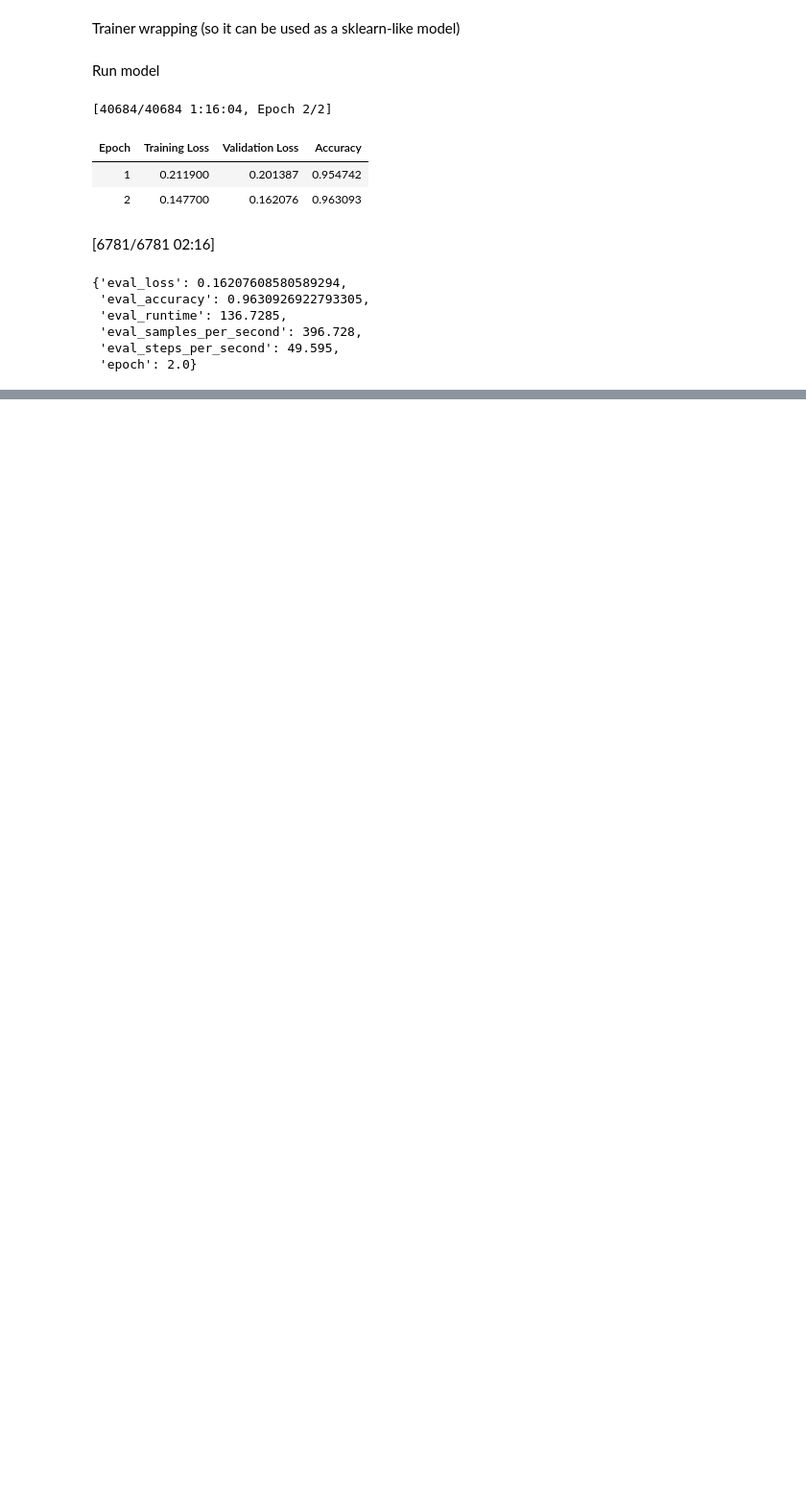
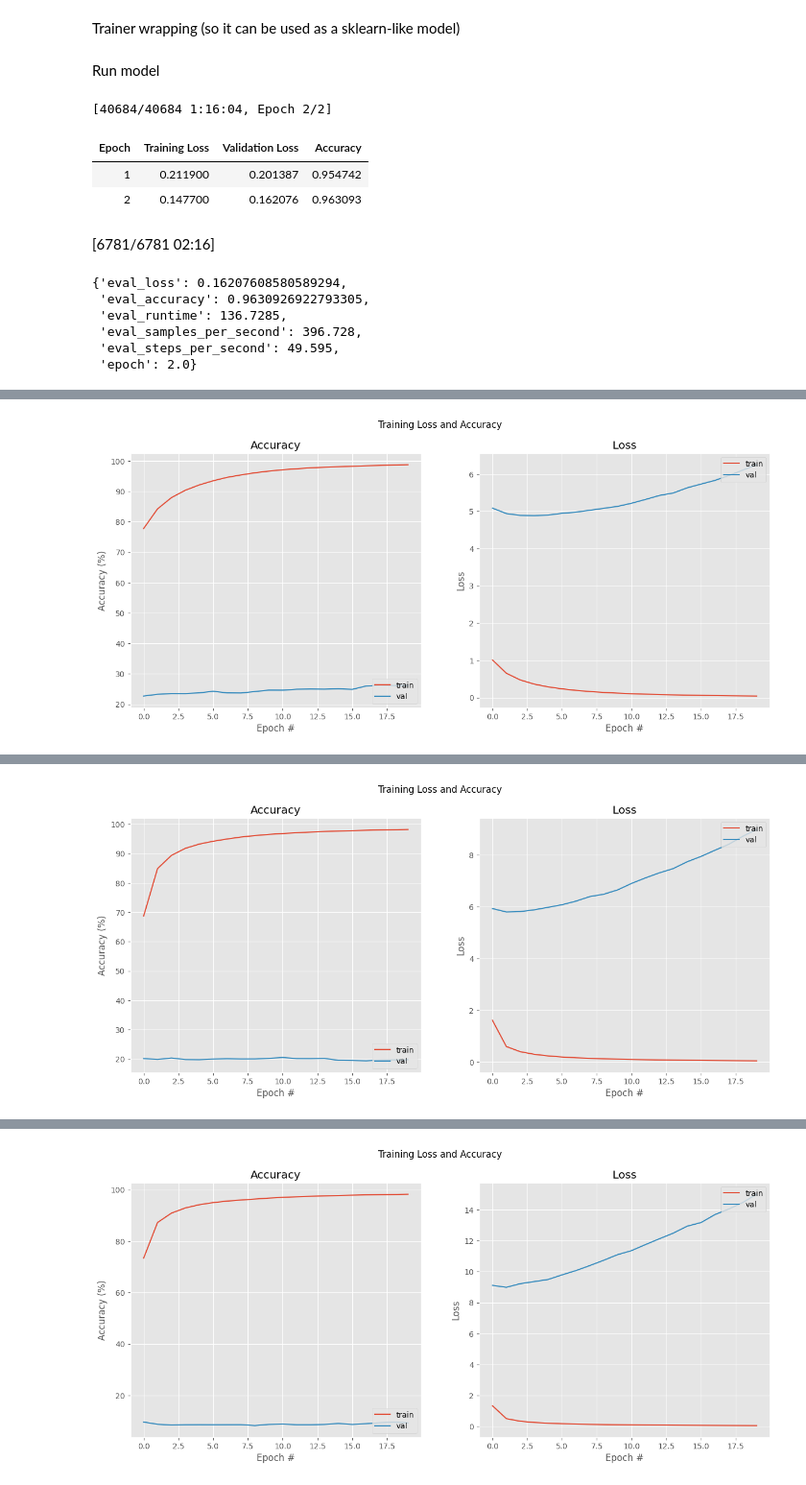
Before and after one commit to Kytusla908/MBD_NN, a Jupyter notebook: bin/Delivery.ipynb, the cells around one changed output, grey strips where cells are left out. Shown: that part at 96% size. Saved outputs shown, nothing was run; the diff lists cells and outputs as text; code cells hidden in the pictures; blank space fills up the shorter version.

```diff
--- a/bin/Delivery.ipynb
+++ b/bin/Delivery.ipynb
@@ -330,0 +470,28 @@ trainer.evaluate()
+# %%
+year_num = 2014
+val_acc_history = {}
+
+while year_num <= 2020:
+
+    X = vectorizer.fit_transform([text for text, y in zip(preprocessed_texts, year) if y < year_num]).toarray()
+    y = np.array([text for text, y in zip(labels, year) if y < year_num])
+    print(f'Length Traing data: {len(y)}')
+    train_dataset = DataLoader(TextDataset(X, y), batch_size=32, shuffle=True)
+
+    X = vectorizer.fit_transform([text for text, y in zip(preprocessed_texts, year) if y == year_num]).toarray()
+    y = np.array([text for text, y in zip(labels, year) if y == year_num])
+    print(f'Length Test data: {len(y)}')
+    test_dataset = DataLoader(TextDataset(X, y), batch_size=32)
+
+    history = fit(
+    model        = fcnn,
+    train_loader = train_dataset,
+    test_loader  = test_dataset,
+    optimizer    = optimizer,
+    epochs       = 20
+    )
+
+    val_acc_history[year_num] = history['val_accuracy'][-1]
+
+    year_num += 1
+# %% [output]
@@ -330,0 +515 @@ trainer.evaluate()
+[figure, added]
@@ -330,0 +533 @@ trainer.evaluate()
+[figure, added]
@@ -330,0 +551 @@ trainer.evaluate()
+[figure, added]
```
Also changed, not shown: parts of 21 cells of this notebook.
